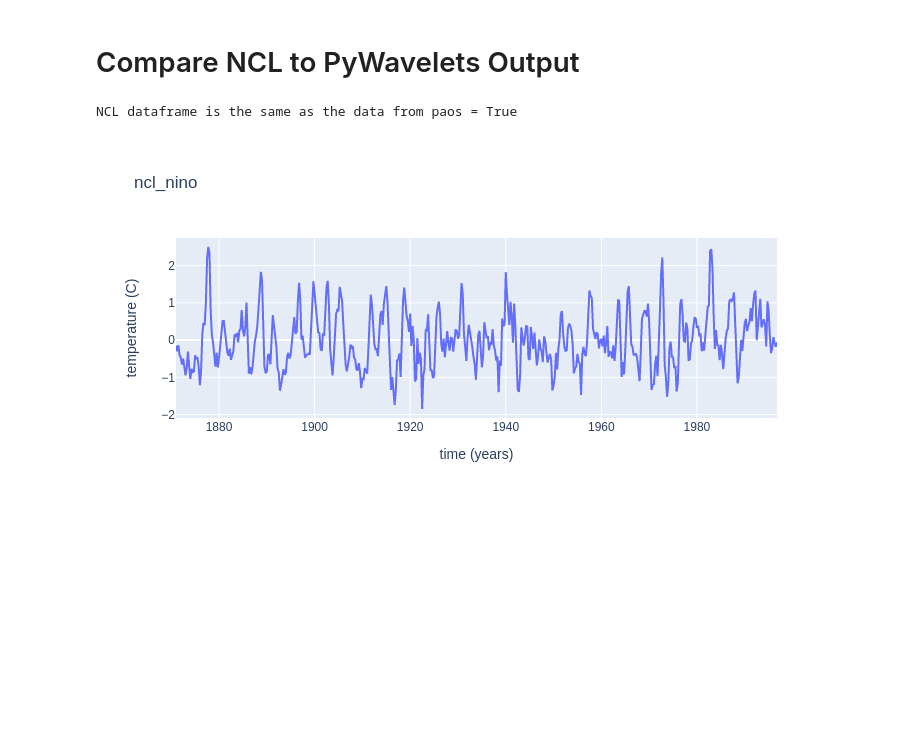
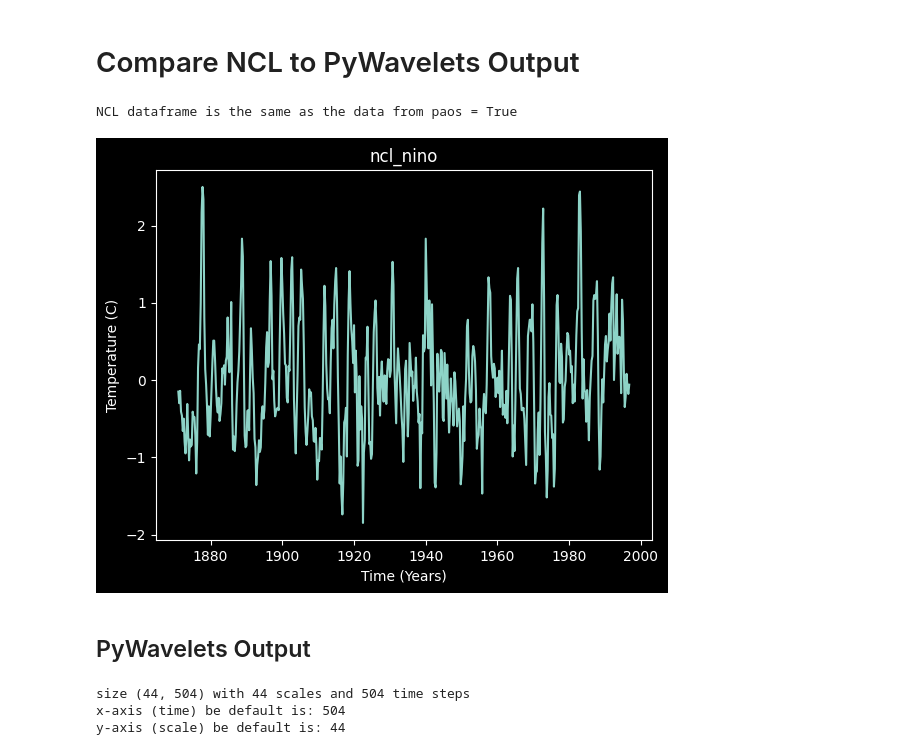
Before and after one commit to cyschneck/wavelet-tutorial, a Jupyter notebook: wavelet_nino.ipynb, the cells around one changed output. Drawn from its saved outputs; the diff is of its cells as text; code cells hidden in the pictures; blank space fills up the shorter version.

```diff
--- a/wavelet_nino.ipynb
+++ b/wavelet_nino.ipynb
@@ -177,16 +197,3 @@ freq
  11.3137085  13.45434264 16.         19.02731384 22.627417   26.90868529
  32.         38.05462768 45.254834   53.81737058 64.        ]
 [figure]
-# %%
-# contour plot
-fig, ax = plt.subplots()
-plt.style.use('dark_background')
-period = 1 / freqs
-power = np.power(abs(wavelet_coeffs), 2)
-levels = [0.0625, 0.125, 0.25, 0.5, 1, 2, 4, 8, 16]
-contour = ax.contourf(time_range, np.log2(period), np.log2(power), np.log2(levels))
-cbar = fig.colorbar(contour)
-plt.title("Contour Plot with Power Levels")
-plt.xlabel("Time")
-plt.ylabel("Period")
-plt.show()
@@ -374,14 +386,18 @@ y-axis (scale) be default is: 29
 # %%
 # Compare Output Coefficients
 ncl_data = np.genfromtxt("data/ncl_csv.csv", skip_header=1, delimiter=',')
 ncl_data = ncl_data[:,1]
 time_range = (np.arange(0, len(ncl_data)) * dt) + time_0 # from 1871.00 to 1996.75
 ncl_df = pd.DataFrame({'time (years)': time_range, 'temperature (C)': ncl_data})
 ncl_df.head()
 print(f"NCL dataframe is the same as the data from paos = {np.all(ncl_df == sst_df)}")
-fig = px.line(data_frame=ncl_df, x="time (years)", y="temperature (C)",
-              title="ncl_nino")
-fig.show()
+
+fig, ax = plt.subplots()
+fig = plt.plot(ncl_df["time (years)"], ncl_df["temperature (C)"])
+plt.title("ncl_nino")
+plt.xlabel("Time (Years)")
+plt.ylabel("Temperature (C)")
+plt.show()
 # %% [output]
 NCL dataframe is the same as the data from paos = True
-[figure, old version]
+[figure, new version]
@@ -411 +404,32 @@ ncl_1_loc = np.asarray(ncl_1_loc)
+# %% [markdown]
+## PyWavelets Output
+# %%
+wavelet_mother = "cmor1.5-1.0"
+
+'''NCL
+  mother = 0             ; Morlet wavelet
+  param  = 6.0           ; common for Morlet
+  dt     = 0.25
+  s0     = 0.25
+  dj     = 0.25          ; 4 sub-octaves per octave
+  jtot   = 44            ; =subScale*11
+'''
+
+s0 = 0.25
+dt = 0.25
+dj = 0.25
+jtot = 44
+scales = np.arange(1, jtot + 1)
+
+wavelet_coeffs, freqs = pywt.cwt(data=sst_data,
+                                 scales=scales,
+                                 wavelet=wavelet_mother)
+# Shape of wavelet transform
+print(f"size {wavelet_coeffs.shape} with {wavelet_coeffs.shape[0]} scales and {wavelet_coeffs.shape[1]} time steps")
+print(f"x-axis (time) be default is: {wavelet_coeffs.shape[1]}")
+print(f"y-axis (scale) be default is: {wavelet_coeffs.shape[0]}")
+# %% [output]
+size (44, 504) with 44 scales and 504 time steps
+x-axis (time) be default is: 504
+y-axis (scale) be default is: 44
 # %%
```
Also changed, not shown: parts of 18 cells of this notebook, 5 other files.
